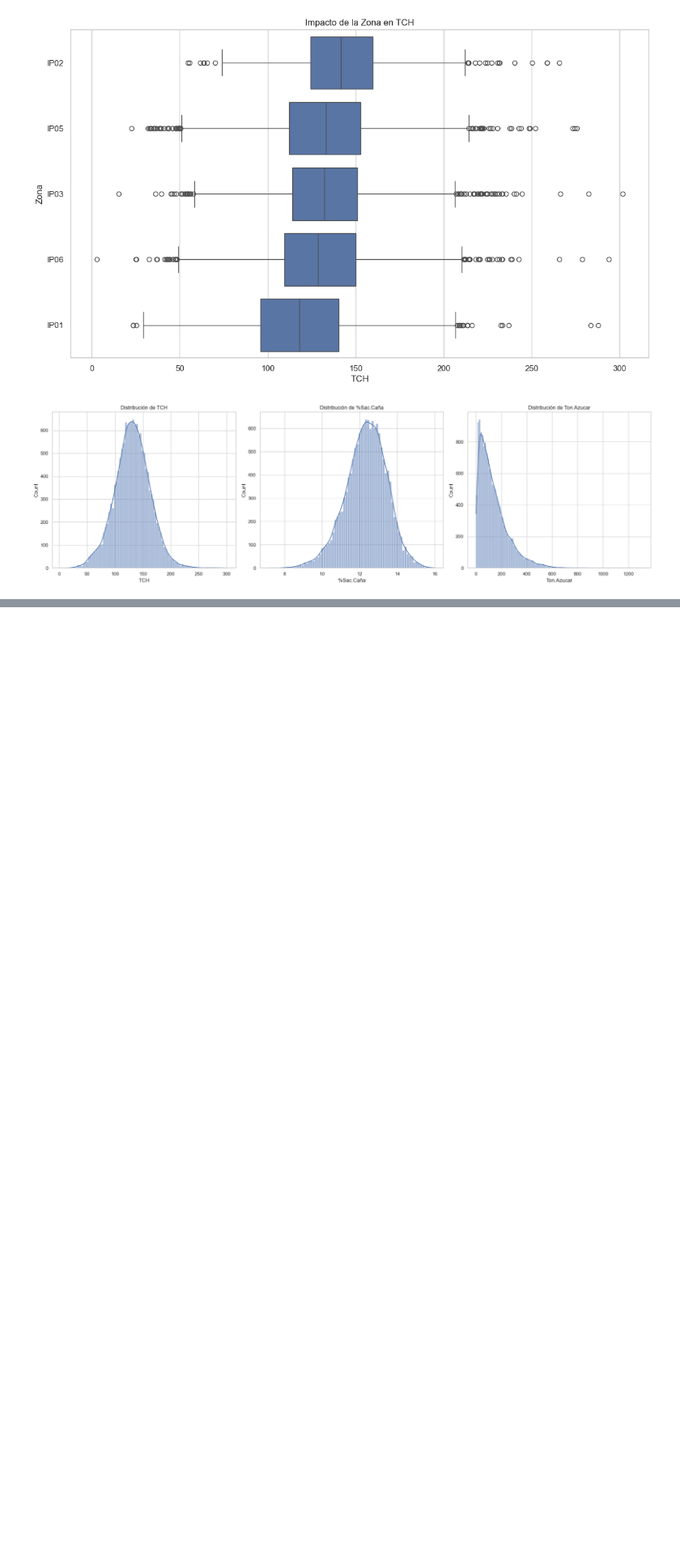
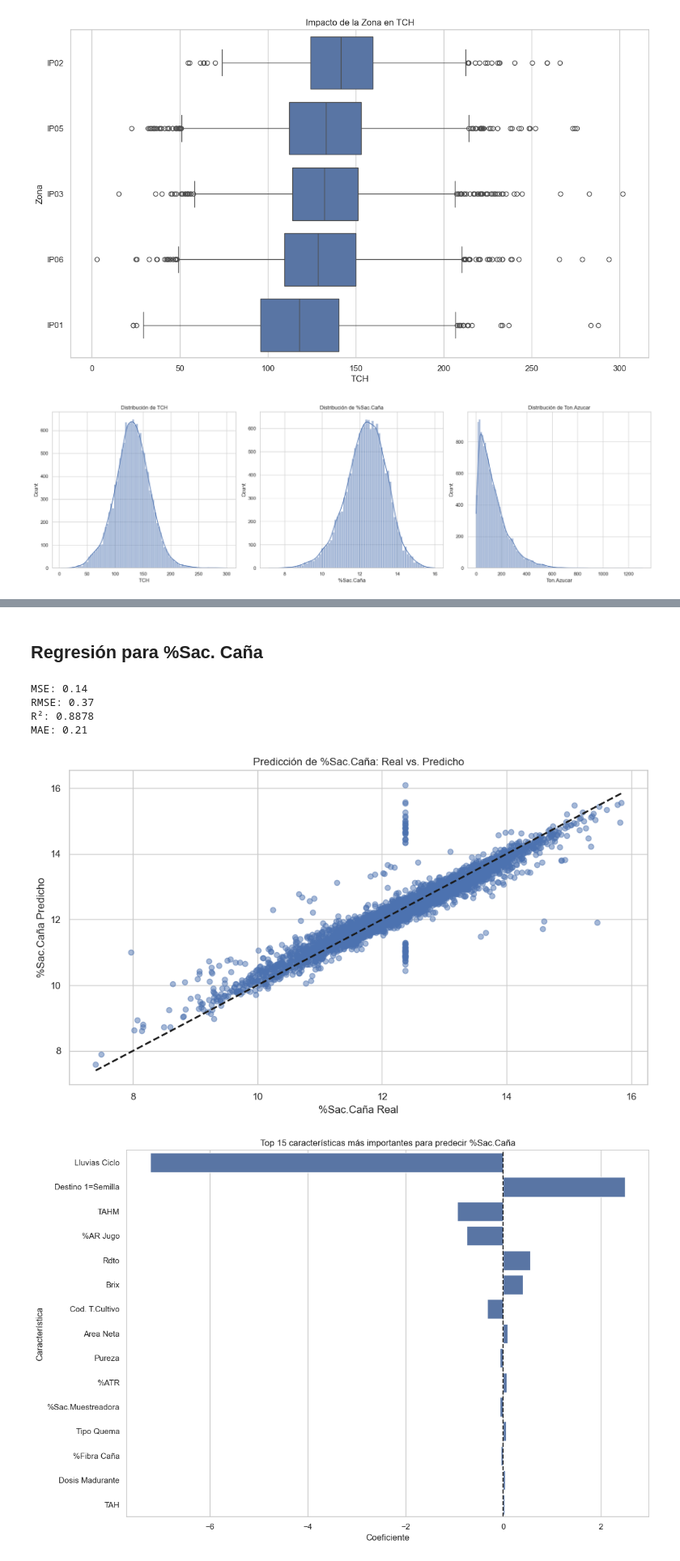
Before and after one commit to Santi1761/LAB_Ingenio_Providencia, a Jupyter notebook: EDA_Regresion_HISTORICO_SUERTES.ipynb, the cells around one changed output, grey strips where cells are left out. Shown at 81% size. Drawn from its saved outputs; the diff is of its cells as text; code cells hidden in the pictures; blank space fills up the shorter version.

```diff
--- a/EDA_Regresion_HISTORICO_SUERTES.ipynb
+++ b/EDA_Regresion_HISTORICO_SUERTES.ipynb
@@ -233,0 +429,80 @@ plt.show()
+# %% [markdown]
+## Regresión para %Sac. Caña
+# %%
+
+from sklearn.model_selection import train_test_split, cross_val_score
+from sklearn.linear_model import LinearRegression
+from sklearn.metrics import mean_squared_error, r2_score, mean_absolute_error
+import matplotlib.pyplot as plt
+import seaborn as sns
+import numpy as np
+import pandas as pd
+
+
+# Seleccionar variables predictoras (excluyendo la variable objetivo y derivadas)
+X_sac = historico_df_clean.drop(['%Sac.Caña', 'TCH', 'TonUltCorte', 'Producción_por_área'], axis=1)
+non_numeric_cols = [col for col in X_sac.columns if X_sac[col].dtype == 'object' or X_sac[col].dtype == 'datetime64[ns]']
+X_sac = X_sac.drop(non_numeric_cols, axis=1)
+X_sac = X_sac.select_dtypes(include=[np.number])
+X_sac = X_sac.replace([np.inf, -np.inf], np.nan).dropna(axis=1)
+
+y_sac = historico_df_clean['%Sac.Caña']
+
+# División de datos
+X_train_sac, X_test_sac, y_train_sac, y_test_sac = train_test_split(X_sac, y_sac, test_size=0.2, random_state=42)
+
+# Modelo
+model_sac = LinearRegression()
+model_sac.fit(X_train_sac, y_train_sac)
+y_pred_sac = model_sac.predict(X_test_sac)
+
+# Métricas
+mse_sac = mean_squared_error(y_test_sac, y_pred_sac)
+rmse_sac = np.sqrt(mse_sac)
+r2_sac = r2_score(y_test_sac, y_pred_sac)
+mae_sac = mean_absolute_error(y_test_sac, y_pred_sac)
+
+print(f"MSE: {mse_sac:.2f}")
+print(f"RMSE: {rmse_sac:.2f}")
+print(f"R²: {r2_sac:.4f}")
+print(f"MAE: {mae_sac:.2f}")
+
+# Visualización
+plt.figure(figsize=(10, 6))
+plt.scatter(y_test_sac, y_pred_sac, alpha=0.5)
+plt.plot([y_test_sac.min(), y_test_sac.max()], [y_test_sac.min(), y_test_sac.max()], 'k--', lw=2)
+plt.xlabel('%Sac.Caña Real')
+plt.ylabel('%Sac.Caña Predicho')
+plt.title('Predicción de %Sac.Caña: Real vs. Predicho')
+plt.grid(True)
+plt.tight_layout()
+plt.show()
+
+# Importancia de variables
+coefficients_sac = pd.DataFrame({'Característica': X_sac.columns, 'Coeficiente': model_sac.coef_})
+top_features_sac = coefficients_sac.reindex(coefficients_sac['Coeficiente'].abs().sort_values(ascending=False).index)
+
+plt.figure(figsize=(12, 8))
+sns.barplot(x='Coeficiente', y='Característica', data=top_features_sac.head(15))
+plt.title('Top 15 características más importantes para predecir %Sac.Caña')
+plt.axvline(x=0, color='k', linestyle='--')
+plt.tight_layout()
+plt.show()
+
+# Métricas en entrenamiento
+y_train_pred_sac = model_sac.predict(X_train_sac)
+train_mse_sac = mean_squared_error(y_train_sac, y_train_pred_sac)
+train_r2_sac = r2_score(y_train_sac, y_train_pred_sac)
+
+print(f"MSE entrenamiento: {train_mse_sac:.2f}, MSE prueba: {mse_sac:.2f}")
+print(f"R² entrenamiento: {train_r2_sac:.4f}, R² prueba: {r2_sac:.4f}")
+
+cv_scores_sac = cross_val_score(LinearRegression(), X_sac, y_sac, cv=5, scoring='r2')
+print(f"R² validación cruzada (5-fold): {cv_scores_sac.mean():.4f} ± {cv_scores_sac.std():.4f}")
+# %% [output]
+MSE: 0.14
+RMSE: 0.37
+R²: 0.8878
+MAE: 0.21
+[figure, added]
+[figure, added]
```
Also changed, not shown: parts of 12 cells of this notebook, 2 other files.
